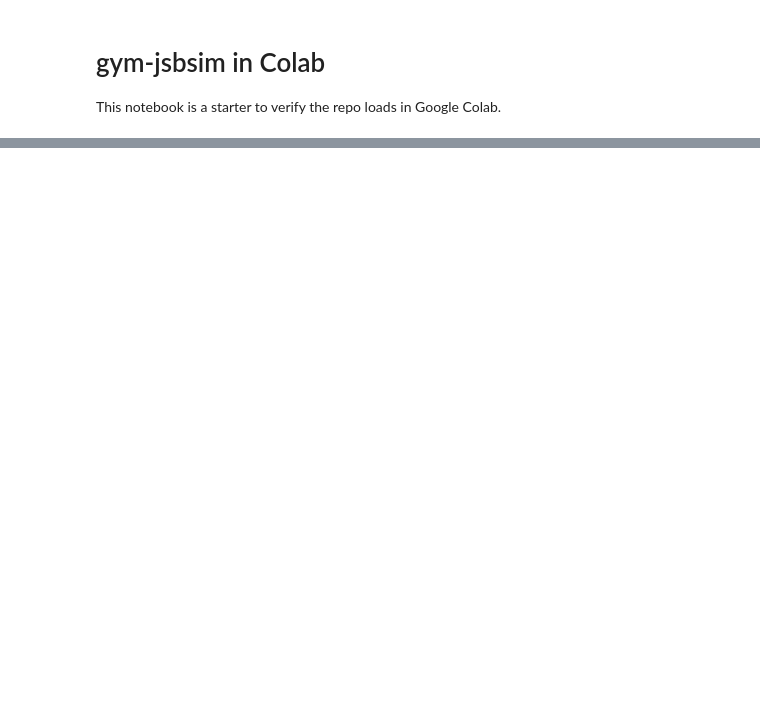
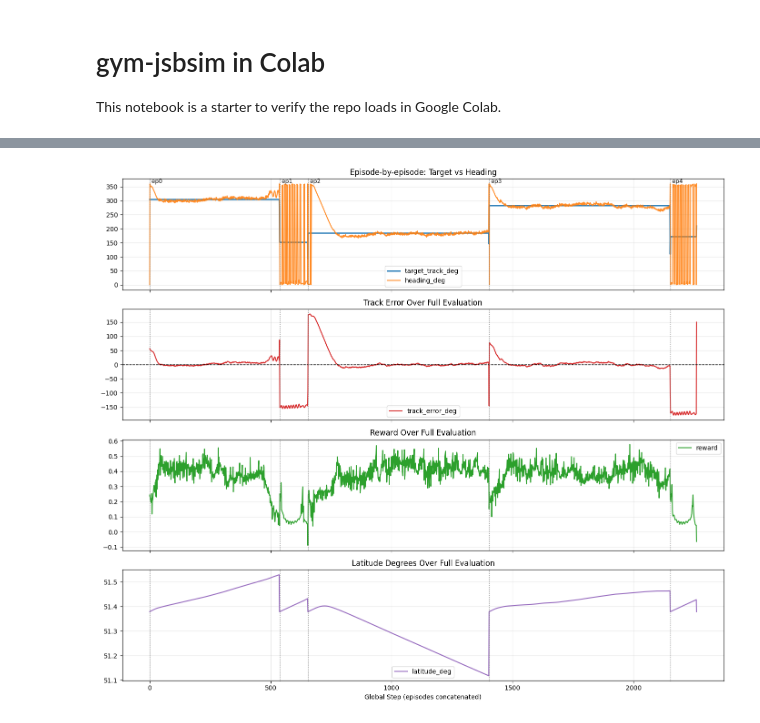
Before and after one commit to cankromo/gym-jsbsim, a Jupyter notebook: notebook/gym-jsbsim-colab.ipynb, the cells around one changed output, grey strips where cells are left out. Saved outputs shown, nothing was run; the diff lists cells and outputs as text; code cells hidden in the pictures; blank space fills up the shorter version.

```diff
--- a/notebook/gym-jsbsim-colab.ipynb
+++ b/notebook/gym-jsbsim-colab.ipynb
@@ -38,0 +288,52 @@ RuntimeError: shimmy is required with stable-baselines3>=2 to wrap Gym envs. Ins
+# %%
+import pandas as pd
+import matplotlib.pyplot as plt
+
+csv_path = "/content/gym-jsbsim/models/eval_outputs/turn_heading_control_f16_v2_eval.csv"
+df = pd.read_csv(csv_path).sort_values(["episode", "step"]).reset_index(drop=True)
+
+# Global zaman ekseni (episode'ları arka arkaya diz)
+df["global_step"] = range(len(df))
+
+# Episode başlangıç indeksleri
+starts = df.groupby("episode")["global_step"].min().to_dict()
+
+fig, ax = plt.subplots(4, 1, figsize=(14, 12), sharex=True) # Changed to 4 subplots
+
+# 1) Target vs Heading (istediğin ana grafik)
+ax[0].plot(df["global_step"], df["target_track_deg"], label="target_track_deg", linewidth=2)
+ax[0].plot(df["global_step"], df["attitude_psi_deg"], label="heading_deg", alpha=0.9)
+ax[0].set_title("Episode-by-episode: Target vs Heading")
+ax[0].legend()
+ax[0].grid(alpha=0.3)
+
+# 2) Track error
+ax[1].plot(df["global_step"], df["error_track_error_deg"], color="tab:red", label="track_error_deg")
+ax[1].axhline(0, linestyle="--", linewidth=1, color="k")
+ax[1].set_title("Track Error Over Full Evaluation")
+ax[1].legend()
+ax[1].grid(alpha=0.3)
+
+# 3) Reward
+ax[2].plot(df["global_step"], df["reward"], color="tab:green", label="reward")
+ax[2].set_title("Reward Over Full Evaluation")
+ax[2].legend()
+ax[2].grid(alpha=0.3)
+
+# 4) Latitude Degrees (New plot)
+ax[3].plot(df["global_step"], df["position_lat_geod_deg"], color="tab:purple", label="latitude_deg")
+ax[3].set_title("Latitude Degrees Over Full Evaluation")
+ax[3].legend()
+ax[3].grid(alpha=0.3)
+ax[3].set_xlabel("Global Step (episodes concatenated)") # Set xlabel on the last subplot
+
+# Episode sınır çizgileri + etiket
+for ep, s in starts.items():
+    for a in ax:
+        a.axvline(s, color="gray", linestyle=":", linewidth=1)
+    ax[0].text(s, ax[0].get_ylim()[1], f" ep{ep}", va="top", fontsize=9)
+
+plt.tight_layout()
+plt.show()
+# %% [output]
+[figure, added]
```
Also changed, not shown: parts of 12 cells of this notebook.
